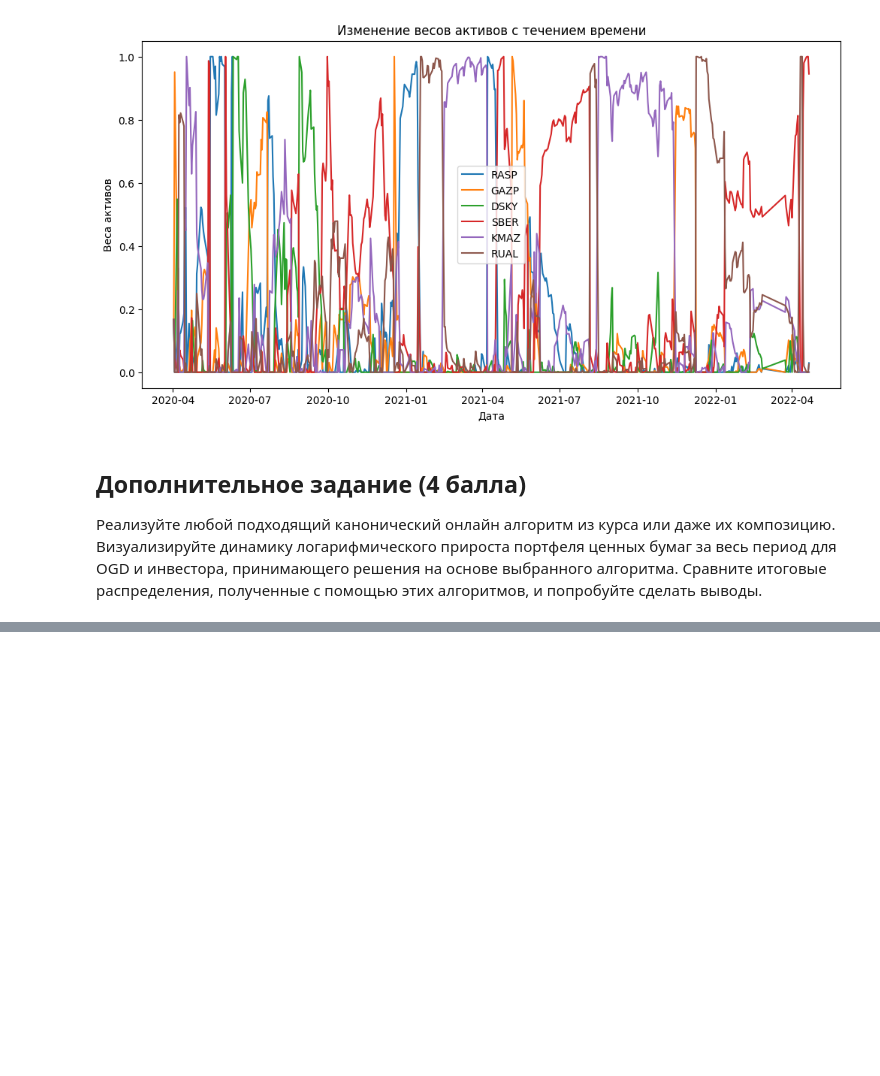
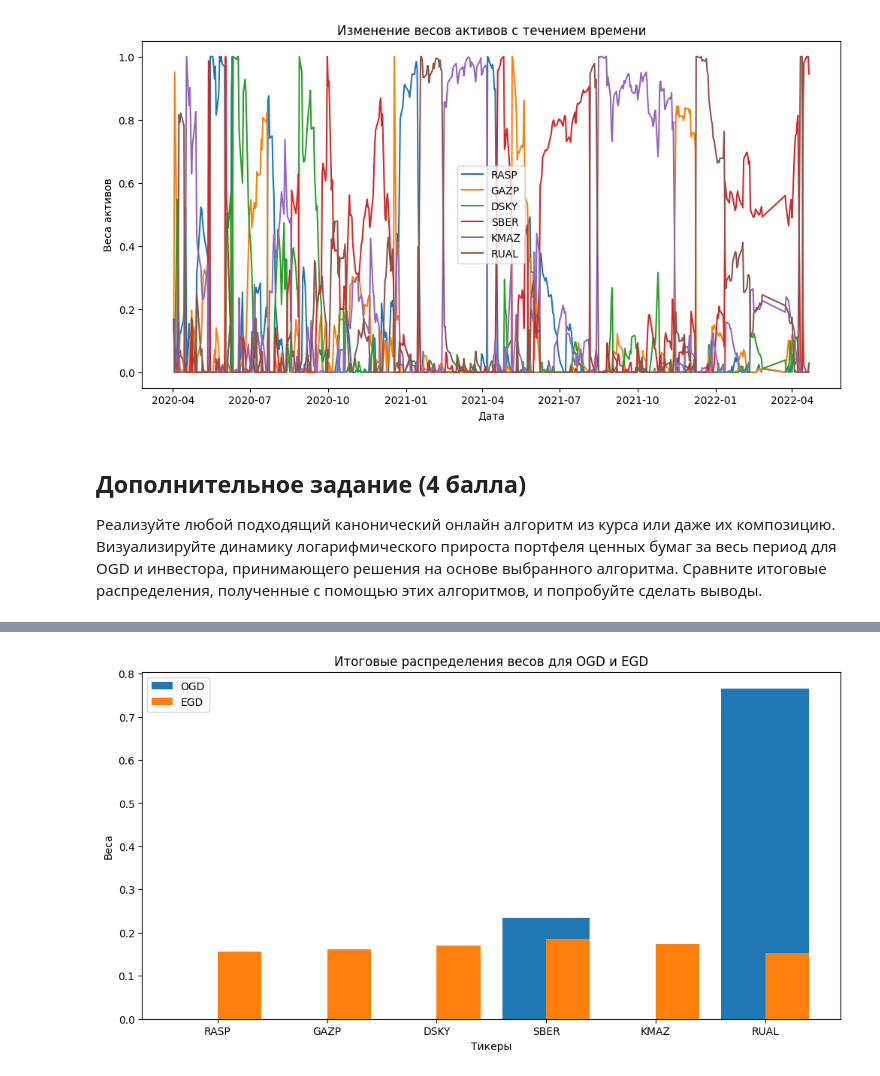
Before and after one commit to DeoEsor/Decision-Making-Theory, a Jupyter notebook: notebooks/hw2.ipynb, the cells around one changed output, grey strips where cells are left out. Saved outputs shown, nothing was run; the diff lists cells and outputs as text; code cells hidden in the pictures; blank space fills up the shorter version.

```diff
--- a/notebooks/hw2.ipynb
+++ b/notebooks/hw2.ipynb
@@ -286,0 +332,11 @@ plt.show()
+# %%
+plt.figure(figsize=(12, 6))
+plt.bar(prices_df.columns, investor_decreasing_lr.get_weights(), label="OGD")
+plt.bar(prices_df.columns, investor_egd.get_weights(), label="EGD", width=0.4, align="edge")
+plt.title("Итоговые распределения весов для OGD и EGD")
+plt.xlabel("Тикеры")
+plt.ylabel("Веса")
+plt.legend()
+plt.show()
+# %% [output]
+[figure, added]
```
Also changed, not shown: parts of 3 cells of this notebook.
